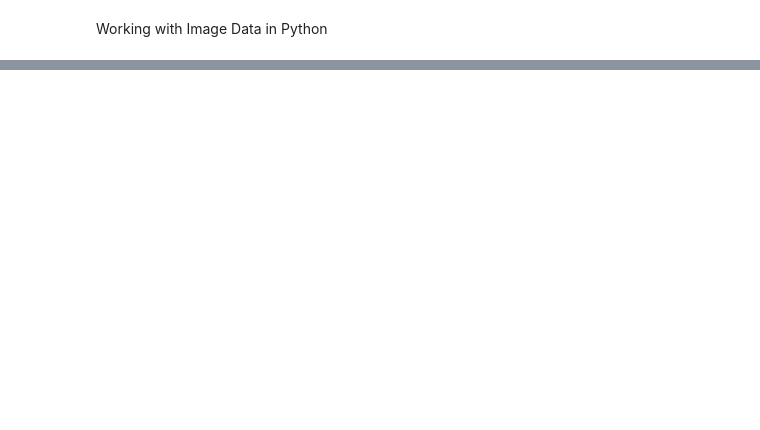
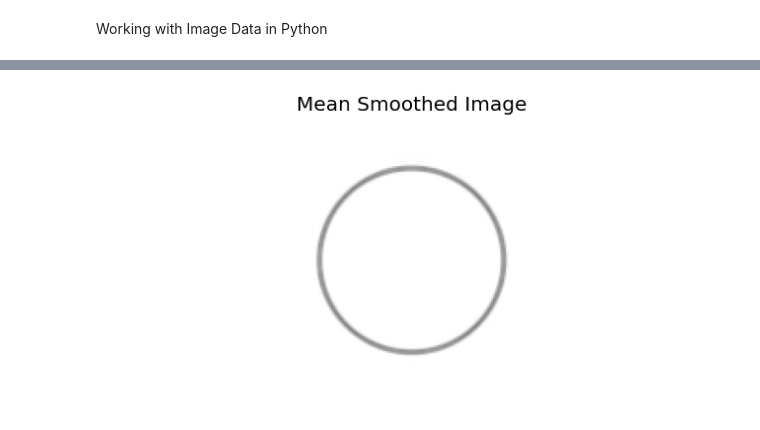
Before and after one commit to Namprire/image_processing, a Jupyter notebook: img_proc2.ipynb, the cells around one changed output, grey strips where cells are left out. Drawn from its saved outputs; the diff is of its cells as text; code cells hidden in the pictures; blank space fills up the shorter version.

```diff
--- a/img_proc2.ipynb
+++ b/img_proc2.ipynb
@@ -81,0 +102,17 @@ plt.show()
+# %%
+# 3×3 Mean filter kernel
+kernel_mean_3x3 = (1 / 9) * np.array([[1, 1, 1],
+                                      [1, 1, 1],
+                                      [1, 1, 1]])
+
+# Apply Mean filter using cv2.filter2D
+smoothed_mean = cv2.filter2D(img_mpl, -1, kernel_mean_3x3)
+
+# Display the smoothed image
+fig, ax = plt.subplots(figsize=(8, 8))
+ax.imshow(smoothed_mean)
+ax.axis('off')
+ax.set_title('Mean Smoothed Image')
+plt.show()
+# %% [output]
+[figure, added]
```
Also changed, not shown: parts of 13 cells of this notebook.
